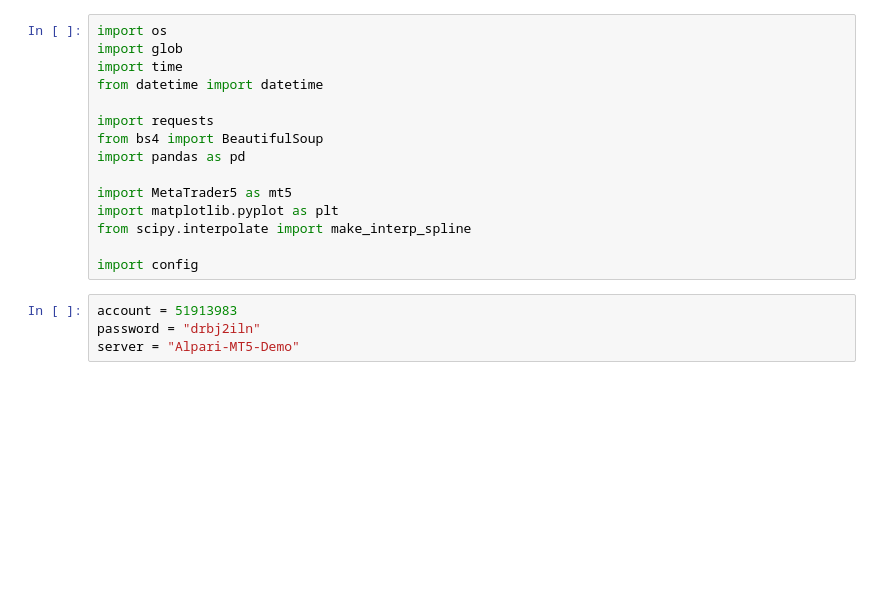
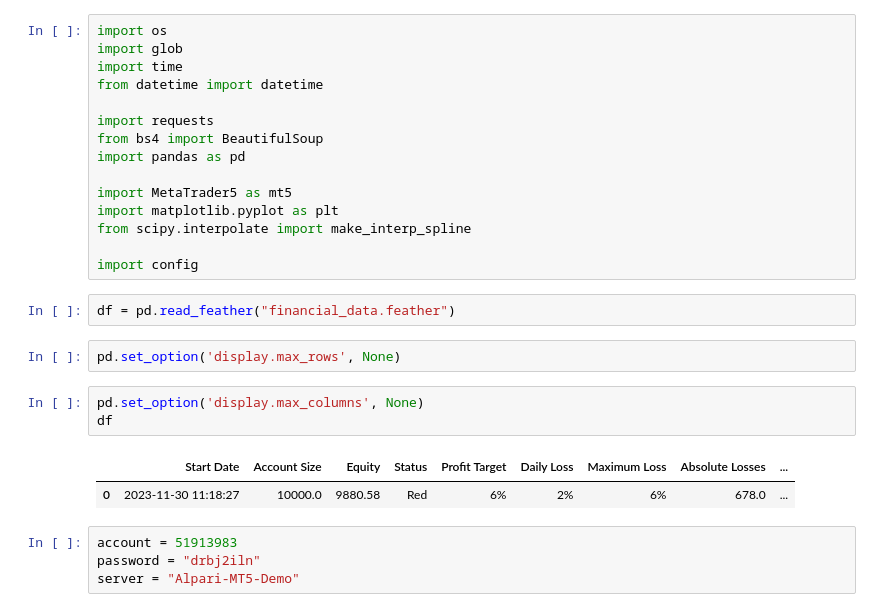
Before and after one commit to vatche-t/economical_analysis, a Jupyter notebook: pipeline.ipynb, the cells around one changed output. Drawn from its saved outputs; the diff is of its cells as text; blank space fills up the shorter version.

Commit message:
updated data + dashboard

```diff
--- a/pipeline.ipynb
+++ b/pipeline.ipynb
@@ -13,6 +13,16 @@ import matplotlib.pyplot as plt
 from scipy.interpolate import make_interp_spline
 
 import config
+# %%
+df = pd.read_feather("financial_data.feather")
+# %%
+pd.set_option('display.max_rows', None)
+# %%
+pd.set_option('display.max_columns', None)
+df
+# %% [output]
+|  | Start Date | Account Size | Equity | Status | Profit Target | Daily Loss | Maximum Loss | Absolute Losses | ... |
+| 0 | 2023-11-30 11:18:27 | 10000.0 | 9880.58 | Red | 6% | 2% | 6% | 678.0 | ... |
 # %%
 account = 51913983
 password = "drbj2iln"
```
Also changed, not shown: 2 other files.
